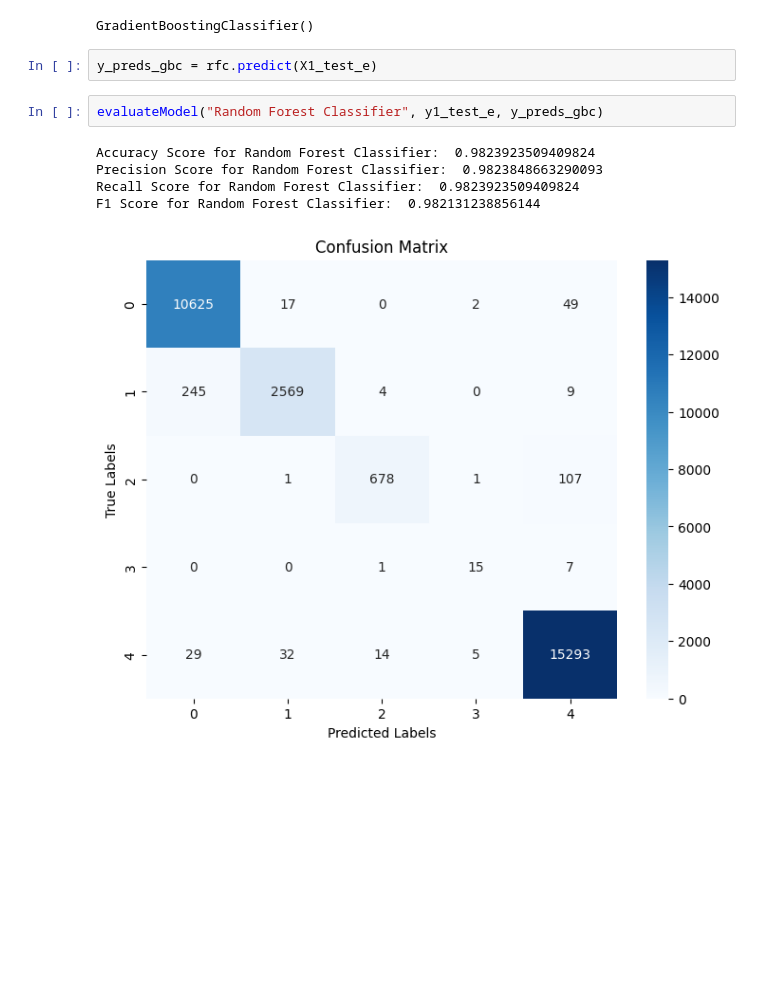
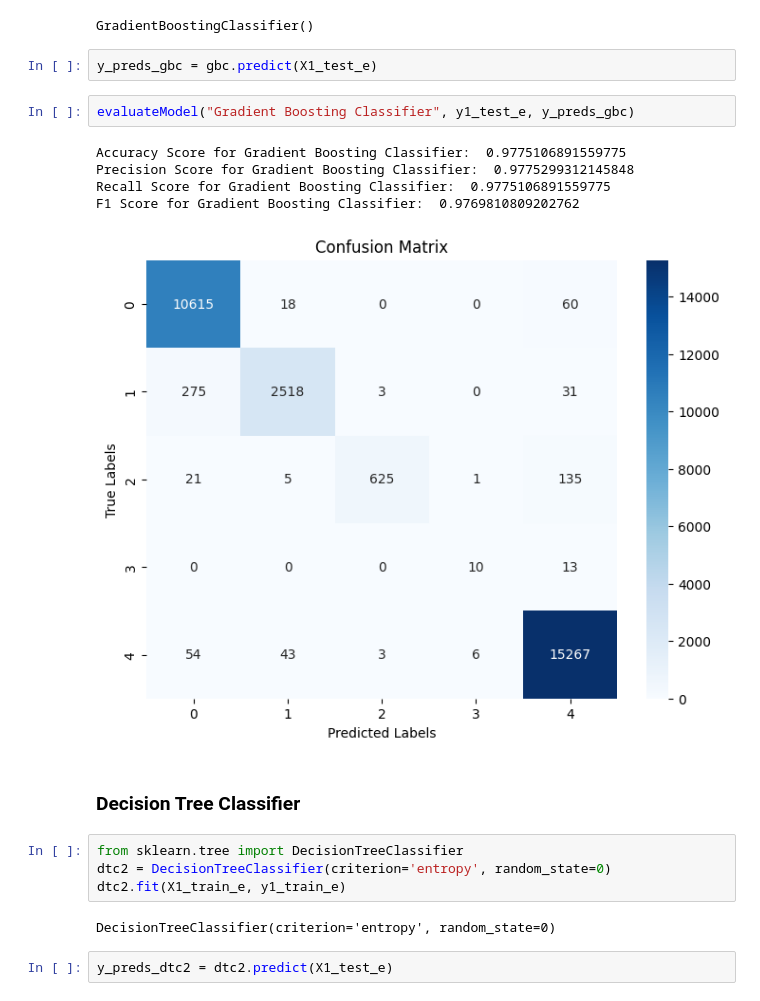
Before and after one commit to AkashKalme/NIDS-using-ML, a Jupyter notebook: NIDS_ML.ipynb, the cells around one changed output. Cells and saved outputs as stored; diff of their text form; blank space fills up the shorter version.

```diff
--- a/NIDS_ML.ipynb
+++ b/NIDS_ML.ipynb
@@ -806,12 +807,22 @@ gbc.fit(X1_train_e, y1_train_e)
 # %% [output]
 GradientBoostingClassifier()
 # %%
-y_preds_gbc = rfc.predict(X1_test_e)
+y_preds_gbc = gbc.predict(X1_test_e)
 # %%
-evaluateModel("Random Forest Classifier", y1_test_e, y_preds_gbc)
+evaluateModel("Gradient Boosting Classifier", y1_test_e, y_preds_gbc)
 # %% [output]
-Accuracy Score for Random Forest Classifier:  0.9823923509409824
-Precision Score for Random Forest Classifier:  0.9823848663290093
-Recall Score for Random Forest Classifier:  0.9823923509409824
-F1 Score for Random Forest Classifier:  0.982131238856144
+Accuracy Score for Gradient Boosting Classifier:  0.9775106891559775
+Precision Score for Gradient Boosting Classifier:  0.9775299312145848
+Recall Score for Gradient Boosting Classifier:  0.9775106891559775
+F1 Score for Gradient Boosting Classifier:  0.9769810809202762
-[figure, old version]
+[figure, new version]
+# %% [markdown]
+### Decision Tree Classifier
+# %%
+from sklearn.tree import DecisionTreeClassifier
+dtc2 = DecisionTreeClassifier(criterion='entropy', random_state=0)
+dtc2.fit(X1_train_e, y1_train_e)
+# %% [output]
+DecisionTreeClassifier(criterion='entropy', random_state=0)
+# %%
+y_preds_dtc2 = dtc2.predict(X1_test_e)
```
Also changed, not shown: parts of 34 cells of this notebook.
